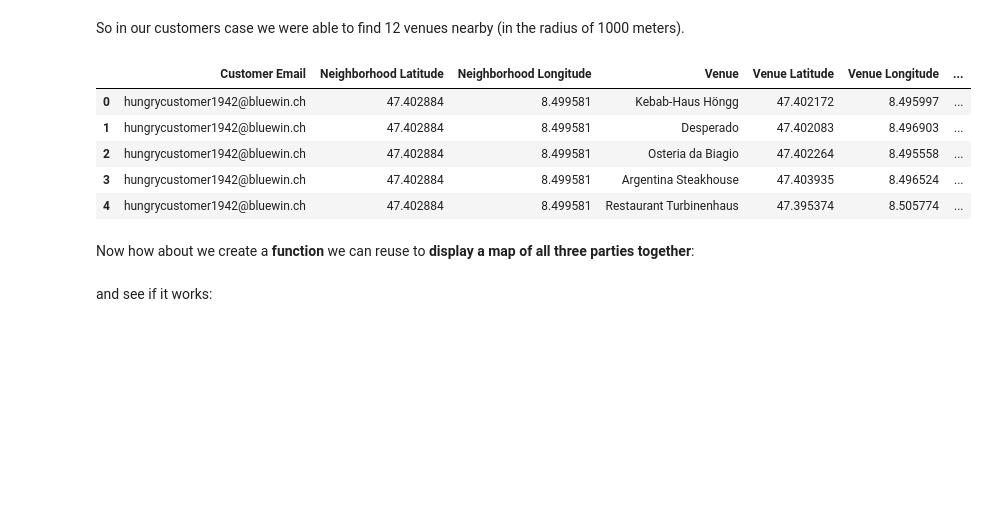
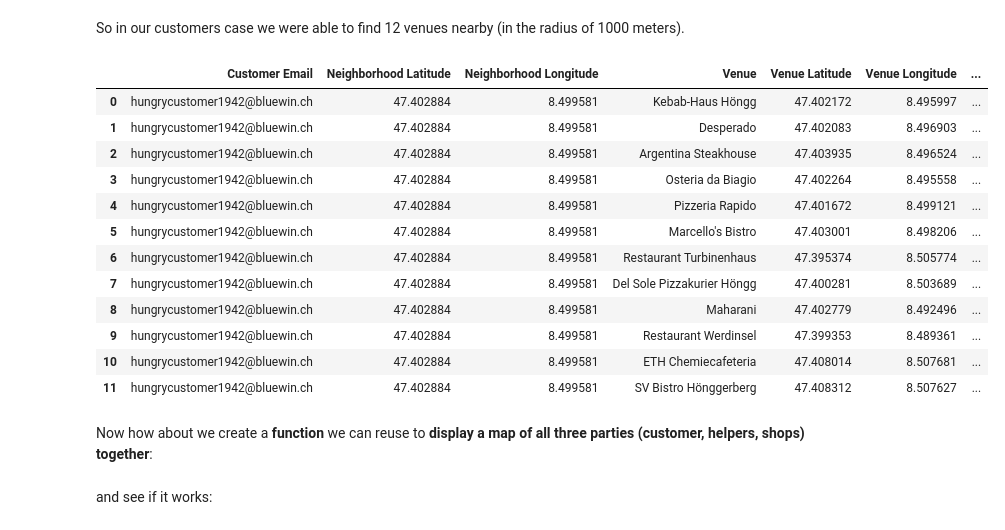
Before and after one commit to Funisher-code/Coursera_Capstone, a Jupyter notebook: notebook/POC_food_delivery_recommender_system.ipynb, the cells around one changed output. Cells and saved outputs as stored; diff of their text form; code cells hidden in the pictures; blank space fills up the shorter version.

```diff
--- a/notebook/POC_food_delivery_recommender_system.ipynb
+++ b/notebook/POC_food_delivery_recommender_system.ipynb
@@ -557,16 +576,23 @@ Searching venues for hungrycustomer1942@bluewin.ch
 # %% [markdown]
 So in our customers case we were able to find 12 venues nearby (in the radius of 1000 meters).
 # %%
-venues.head()
+venues
 # %% [output]
 |  | Customer Email | Neighborhood Latitude | Neighborhood Longitude | Venue | Venue Latitude | Venue Longitude | ... |
 | 0 | hungrycustomer1942@bluewin.ch | 47.402884 | 8.499581 | Kebab-Haus Höngg | 47.402172 | 8.495997 | ... |
 | 1 | hungrycustomer1942@bluewin.ch | 47.402884 | 8.499581 | Desperado | 47.402083 | 8.496903 | ... |
-| 2 | hungrycustomer1942@bluewin.ch | 47.402884 | 8.499581 | Osteria da Biagio | 47.402264 | 8.495558 | ... |
-| 3 | hungrycustomer1942@bluewin.ch | 47.402884 | 8.499581 | Argentina Steakhouse | 47.403935 | 8.496524 | ... |
-| 4 | hungrycustomer1942@bluewin.ch | 47.402884 | 8.499581 | Restaurant Turbinenhaus | 47.395374 | 8.505774 | ... |
+| 2 | hungrycustomer1942@bluewin.ch | 47.402884 | 8.499581 | Argentina Steakhouse | 47.403935 | 8.496524 | ... |
+| 3 | hungrycustomer1942@bluewin.ch | 47.402884 | 8.499581 | Osteria da Biagio | 47.402264 | 8.495558 | ... |
+| 4 | hungrycustomer1942@bluewin.ch | 47.402884 | 8.499581 | Pizzeria Rapido | 47.401672 | 8.499121 | ... |
+| 5 | hungrycustomer1942@bluewin.ch | 47.402884 | 8.499581 | Marcello's Bistro | 47.403001 | 8.498206 | ... |
+| 6 | hungrycustomer1942@bluewin.ch | 47.402884 | 8.499581 | Restaurant Turbinenhaus | 47.395374 | 8.505774 | ... |
+| 7 | hungrycustomer1942@bluewin.ch | 47.402884 | 8.499581 | Del Sole Pizzakurier Höngg | 47.400281 | 8.503689 | ... |
+| 8 | hungrycustomer1942@bluewin.ch | 47.402884 | 8.499581 | Maharani | 47.402779 | 8.492496 | ... |
+| 9 | hungrycustomer1942@bluewin.ch | 47.402884 | 8.499581 | Restaurant Werdinsel | 47.399353 | 8.489361 | ... |
+| 10 | hungrycustomer1942@bluewin.ch | 47.402884 | 8.499581 | ETH Chemiecafeteria | 47.408014 | 8.507681 | ... |
+| 11 | hungrycustomer1942@bluewin.ch | 47.402884 | 8.499581 | SV Bistro Hönggerberg | 47.408312 | 8.507627 | ... |
 # %% [markdown]
-Now how about we create a **function** we can reuse to **display a map of all three parties together**:
+Now how about we create a **function** we can reuse to **display a map of all three parties (customer, helpers, shops) together**:
 # %%
 def createRawMap(custLatitude, custLongitude, custAddr, helperData, venues, zoomStart=15):
 
```
Also changed, not shown: parts of 138 cells of this notebook, 1 other file.
